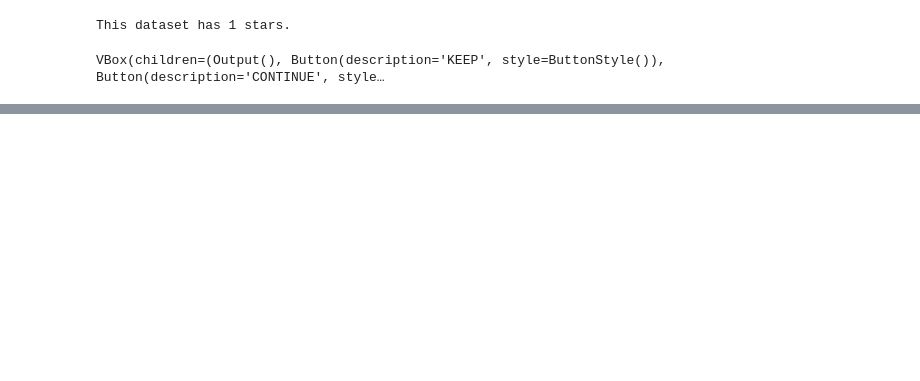
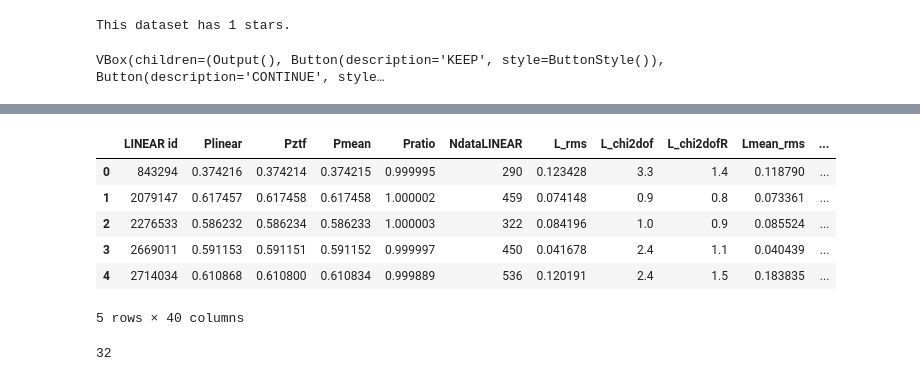
Before and after one commit to emadonev/var_stars, a Jupyter notebook: nbs/05_Determining_BE_candidates.ipynb, the cells around one changed output, grey strips where cells are left out. Drawn from its saved outputs; the diff is of its cells as text; code cells hidden in the pictures; blank space fills up the shorter version.

```diff
--- a/nbs/05_Determining_BE_candidates.ipynb
+++ b/nbs/05_Determining_BE_candidates.ipynb
@@ -435,0 +531,19 @@ VBox(children=(Output(), Button(description='KEEP', style=ButtonStyle()), Button
+# %%
+EI_be_list = blazhko_can['LINEAR id'].isin(EI_list1)
+EI_BE_list = blazhko_can[EI_be_list]
+EI_BE_list = EI_BE_list.reset_index(drop=True)
+EI_BE_list['Quality flag'] = len(EI_list1)*[2]
+EI_BE_list.head()
+# %% [output]
+|  | LINEAR id | Plinear | Pztf | Pmean | Pratio | NdataLINEAR | L_rms | L_chi2dof | L_chi2dofR | Lmean_rms | ... |
+| 0 | 843294 | 0.374216 | 0.374214 | 0.374215 | 0.999995 | 290 | 0.123428 | 3.3 | 1.4 | 0.118790 | ... |
+| 1 | 2079147 | 0.617457 | 0.617458 | 0.617458 | 1.000002 | 459 | 0.074148 | 0.9 | 0.8 | 0.073361 | ... |
+| 2 | 2276533 | 0.586232 | 0.586234 | 0.586233 | 1.000003 | 322 | 0.084196 | 1.0 | 0.9 | 0.085524 | ... |
+| 3 | 2669011 | 0.591153 | 0.591151 | 0.591152 | 0.999997 | 450 | 0.041678 | 2.4 | 1.1 | 0.040439 | ... |
+| 4 | 2714034 | 0.610868 | 0.610800 | 0.610834 | 0.999889 | 536 | 0.120191 | 2.4 | 1.5 | 0.183835 | ... |
+5 rows × 40 columns
+# %%
+ZI_list1 = [x for x in ZI_list if x not in same_id]
+len(ZI_list1)
+# %% [output]
+32
```
Also changed, not shown: parts of 20 cells of this notebook, 7 other files.
